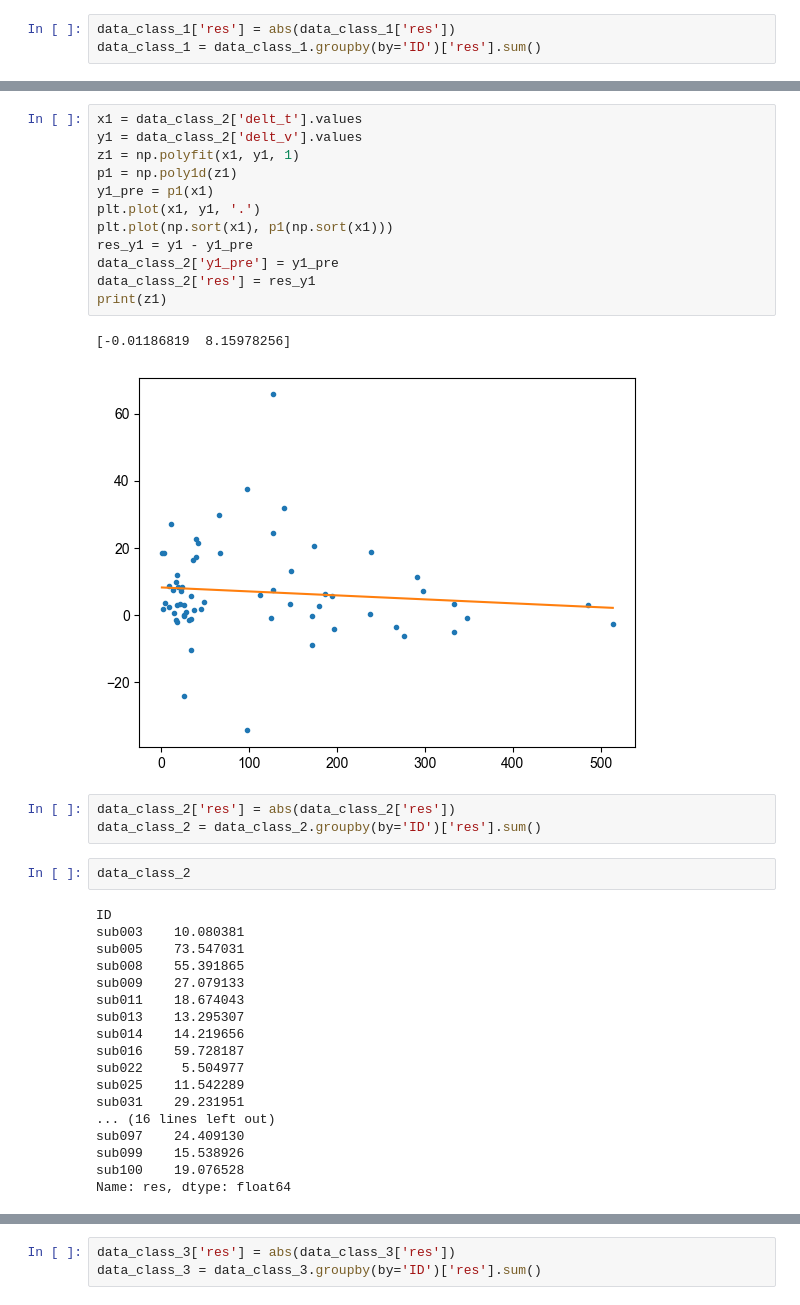
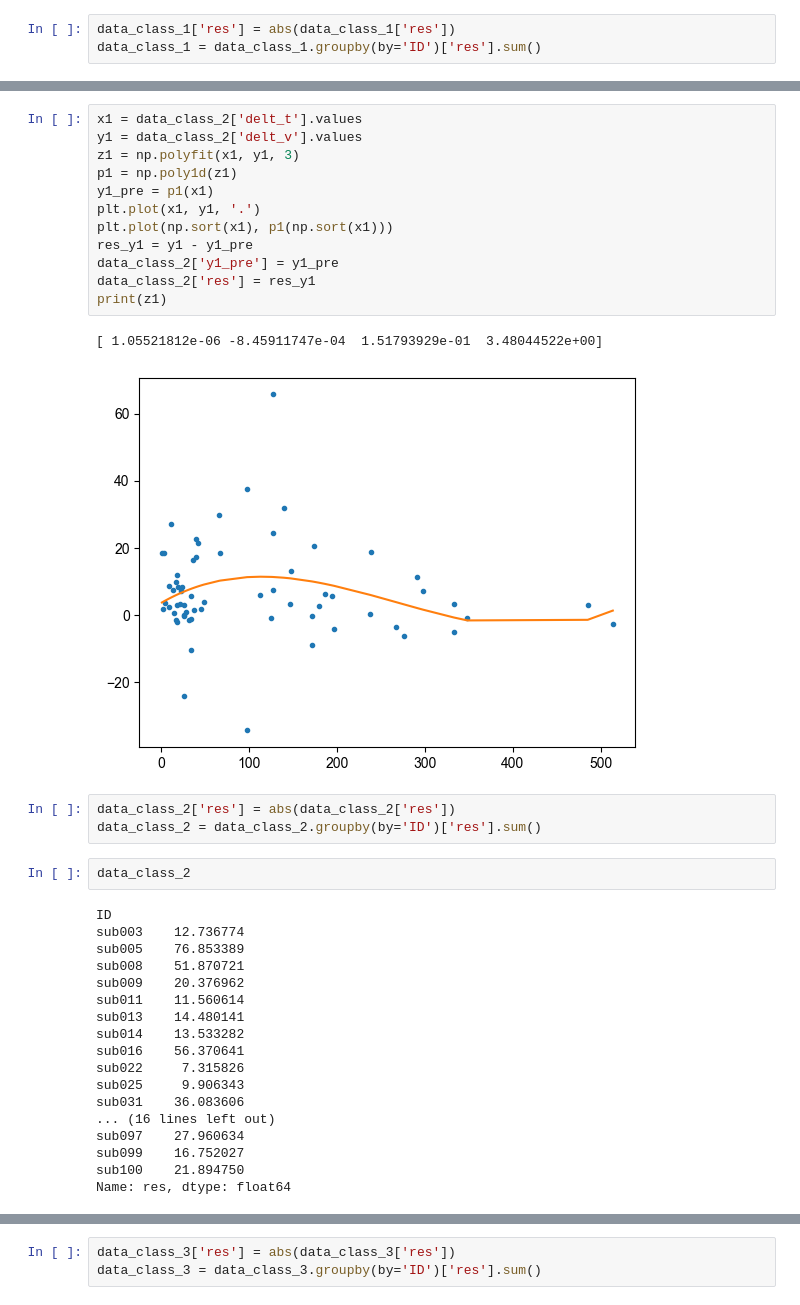
Before and after one commit to katherine-s37/brain-sick, a Jupyter notebook: 2(a)-Copy1.ipynb, the cells around one changed output, grey strips where cells are left out. Drawn from its saved outputs; the diff is of its cells as text.

```diff
--- a/2(a)-Copy1.ipynb
+++ b/2(a)-Copy1.ipynb
@@ -329,18 +329,18 @@ Name: res, dtype: float64
 # %%
 x1 = data_class_2['delt_t'].values
 y1 = data_class_2['delt_v'].values
-z1 = np.polyfit(x1, y1, 1)
+z1 = np.polyfit(x1, y1, 3)
 p1 = np.poly1d(z1)
 y1_pre = p1(x1)
 plt.plot(x1, y1, '.')
 plt.plot(np.sort(x1), p1(np.sort(x1)))
 res_y1 = y1 - y1_pre
 data_class_2['y1_pre'] = y1_pre
 data_class_2['res'] = res_y1
 print(z1)
 # %% [output]
-[-0.01186819  8.15978256]
+[ 1.05521812e-06 -8.45911747e-04  1.51793929e-01  3.48044522e+00]
-[figure, old version]
+[figure, new version]
 # %%
 data_class_2['res'] = abs(data_class_2['res'])
 data_class_2 = data_class_2.groupby(by='ID')['res'].sum()
@@ -348,21 +348,21 @@ data_class_2 = data_class_2.groupby(by='ID')['res'].sum()
 data_class_2
 # %% [output]
 ID
-sub003    10.080381
-sub005    73.547031
-sub008    55.391865
-sub009    27.079133
-sub011    18.674043
-sub013    13.295307
-sub014    14.219656
-sub016    59.728187
-sub022     5.504977
-sub025    11.542289
-sub031    29.231951
+sub003    12.736774
+sub005    76.853389
+sub008    51.870721
+sub009    20.376962
+sub011    11.560614
+sub013    14.480141
+sub014    13.533282
+sub016    56.370641
+sub022     7.315826
+sub025     9.906343
+sub031    36.083606
 ... (16 lines left out)
-sub097    24.409130
-sub099    15.538926
-sub100    19.076528
+sub097    27.960634
+sub099    16.752027
+sub100    21.894750
 Name: res, dtype: float64
 # %%
 x1 = data_class_3['delt_t'].values
```
Also changed, not shown: parts of 6 cells of this notebook.
